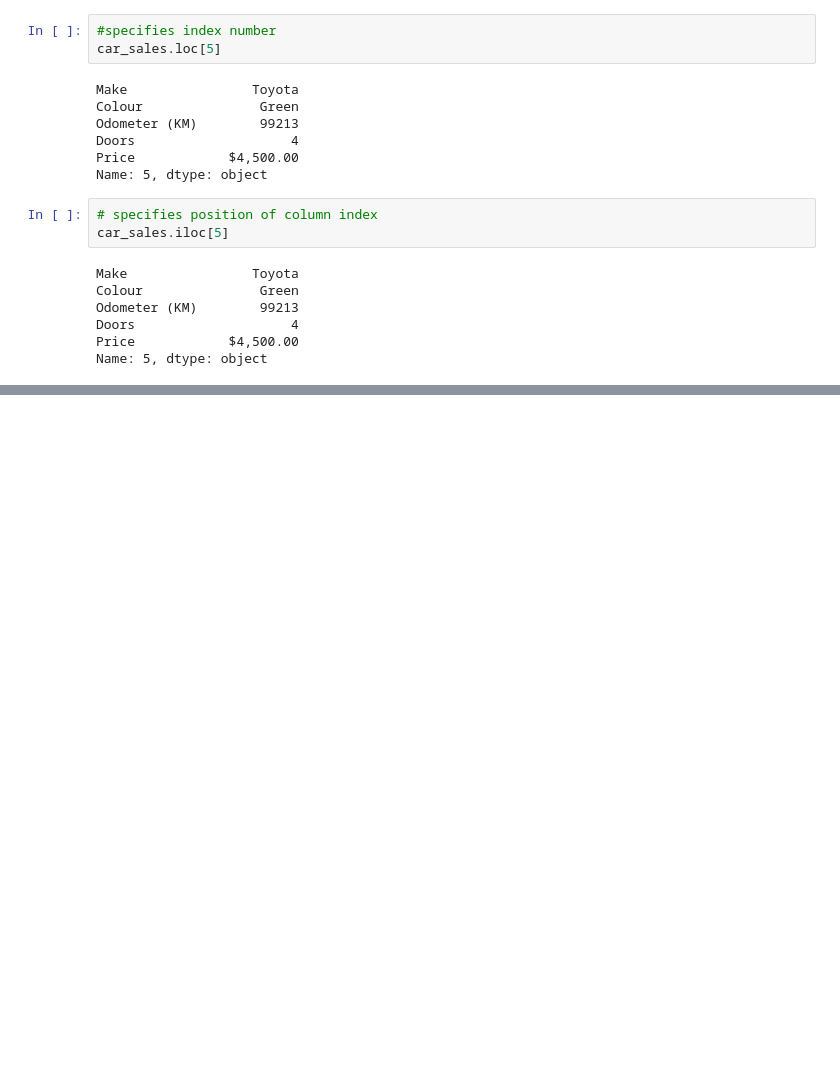
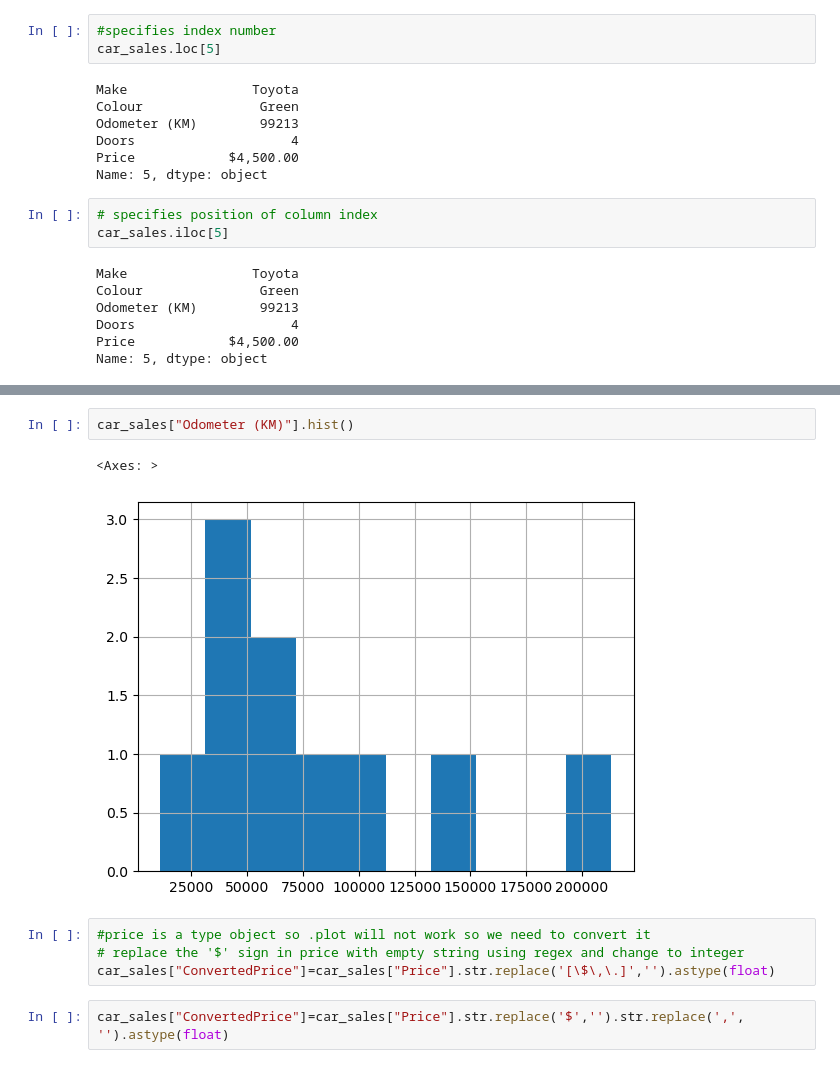
Before and after one commit to the-javascript-jedi/machine_learning_projects, a Jupyter notebook: andrei/complete-ai-ml-ds-bootcamp/s_6_pandas_data_analysis/car_sales.ipynb, the cells around one changed output, grey strips where cells are left out. Cells and saved outputs as stored; diff of their text form; blank space fills up the shorter version.

```diff
--- a/andrei/complete-ai-ml-ds-bootcamp/s_6_pandas_data_analysis/car_sales.ipynb
+++ b/andrei/complete-ai-ml-ds-bootcamp/s_6_pandas_data_analysis/car_sales.ipynb
@@ -197,0 +245,11 @@ car_sales[car_sales["Make"]=="Toyota"]
+# %%
+car_sales["Odometer (KM)"].hist()
+# %% [output]
+<Axes: >
+[figure, added]
+# %%
+#price is a type object so .plot will not work so we need to convert it
+# replace the '$' sign in price with empty string using regex and change to integer
+car_sales["ConvertedPrice"]=car_sales["Price"].str.replace('[\$\,\.]','').astype(float)
+# %%
+car_sales["ConvertedPrice"]=car_sales["Price"].str.replace('$','').str.replace(',', '').astype(float)
```
Also changed, not shown: parts of 10 cells of this notebook.
